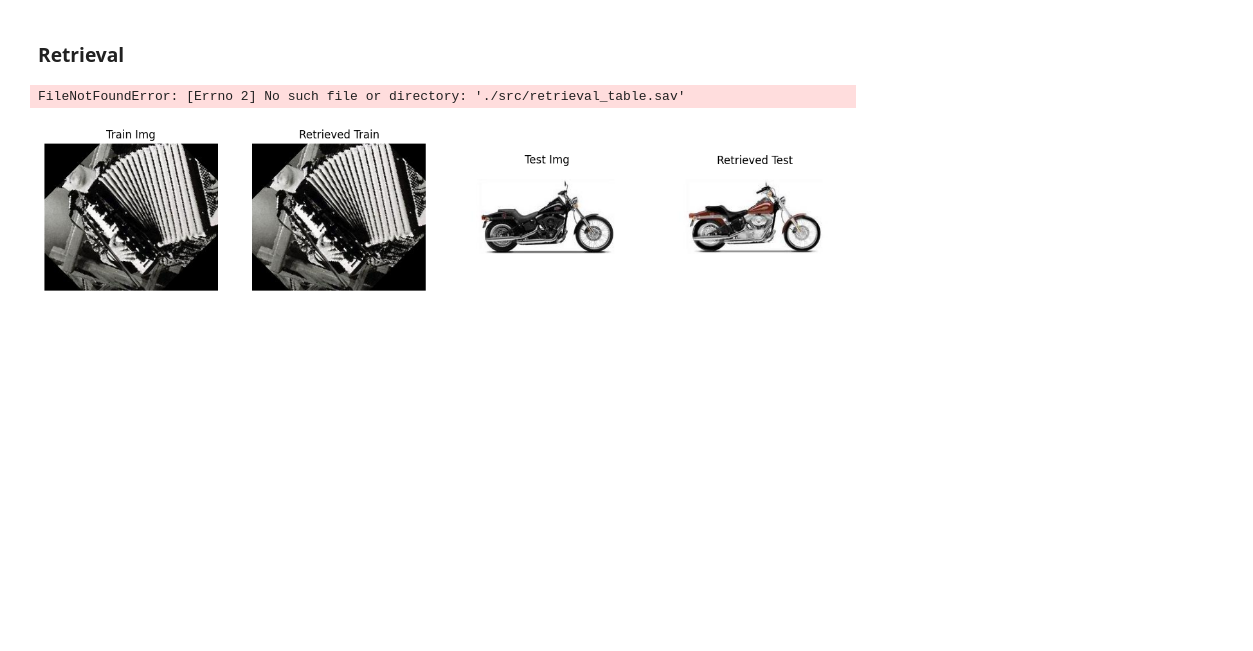
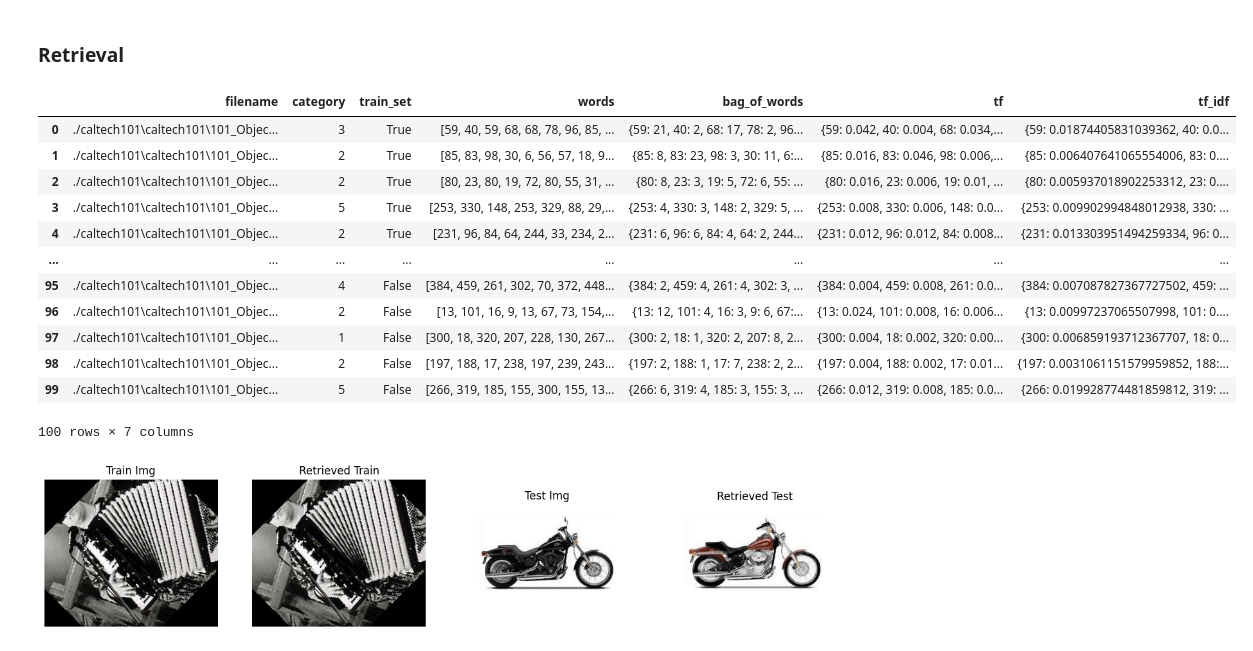
Before and after one commit to HouskaVojtech/image_filtering, a Jupyter notebook: assignment_4/assignment_4.ipynb, the cells around one changed output. Drawn from its saved outputs; the diff is of its cells as text; code cells hidden in the pictures; blank space fills up the shorter version.

```diff
--- a/assignment_4/assignment_4.ipynb
+++ b/assignment_4/assignment_4.ipynb
@@ -241,8 +259,24 @@ add_tf_idf(test_table)
 ### Retrieval
 # %%
 retrieval_table = pickle.load(open('./src/retrieval_table.sav', 'rb'))
+train_table = pickle.load(open('./src/train_table.sav', 'rb'))
+test_table = pickle.load(open('./src/test_table.sav', 'rb'))
+
+retrieval_table
 # %% [output]
+|  | filename | category | train_set | words | bag_of_words | tf | tf_idf |
+| 0 | ./caltech101\caltech101\101_Objec... | 3 | True | [59, 40, 59, 68, 68, 78, 96, 85, ... | {59: 21, 40: 2, 68: 17, 78: 2, 96... | {59: 0.042, 40: 0.004, 68: 0.034,... | {59: 0.01874405831039362, 40: 0.0... |
+| 1 | ./caltech101\caltech101\101_Objec... | 2 | True | [85, 83, 98, 30, 6, 56, 57, 18, 9... | {85: 8, 83: 23, 98: 3, 30: 11, 6:... | {85: 0.016, 83: 0.046, 98: 0.006,... | {85: 0.006407641065554006, 83: 0.... |
+| 2 | ./caltech101\caltech101\101_Objec... | 2 | True | [80, 23, 80, 19, 72, 80, 55, 31, ... | {80: 8, 23: 3, 19: 5, 72: 6, 55: ... | {80: 0.016, 23: 0.006, 19: 0.01, ... | {80: 0.005937018902253312, 23: 0.... |
+| 3 | ./caltech101\caltech101\101_Objec... | 5 | True | [253, 330, 148, 253, 329, 88, 29,... | {253: 4, 330: 3, 148: 2, 329: 5, ... | {253: 0.008, 330: 0.006, 148: 0.0... | {253: 0.009902994848012938, 330: ... |
+| 4 | ./caltech101\caltech101\101_Objec... | 2 | True | [231, 96, 84, 64, 244, 33, 234, 2... | {231: 6, 96: 6, 84: 4, 64: 2, 244... | {231: 0.012, 96: 0.012, 84: 0.008... | {231: 0.013303951494259334, 96: 0... |
+| ... | ... | ... | ... | ... | ... | ... | ... |
+| 95 | ./caltech101\caltech101\101_Objec... | 4 | False | [384, 459, 261, 302, 70, 372, 448... | {384: 2, 459: 4, 261: 4, 302: 3, ... | {384: 0.004, 459: 0.008, 261: 0.0... | {384: 0.007087827367727502, 459: ... |
+| 96 | ./caltech101\caltech101\101_Objec... | 2 | False | [13, 101, 16, 9, 13, 67, 73, 154,... | {13: 12, 101: 4, 16: 3, 9: 6, 67:... | {13: 0.024, 101: 0.008, 16: 0.006... | {13: 0.00997237065507998, 101: 0.... |
+| 97 | ./caltech101\caltech101\101_Objec... | 1 | False | [300, 18, 320, 207, 228, 130, 267... | {300: 2, 18: 1, 320: 2, 207: 8, 2... | {300: 0.004, 18: 0.002, 320: 0.00... | {300: 0.006859193712367707, 18: 0... |
+| 98 | ./caltech101\caltech101\101_Objec... | 2 | False | [197, 188, 17, 238, 197, 239, 243... | {197: 2, 188: 1, 17: 7, 238: 2, 2... | {197: 0.004, 188: 0.002, 17: 0.01... | {197: 0.0031061151579959852, 188:... |
+| 99 | ./caltech101\caltech101\101_Objec... | 5 | False | [266, 319, 185, 155, 300, 155, 13... | {266: 6, 319: 4, 185: 3, 155: 3, ... | {266: 0.012, 319: 0.008, 185: 0.0... | {266: 0.019928774481859812, 319: ... |
-FileNotFoundError: [Errno 2] No such file or directory: './src/retrieval_table.sav'
+100 rows × 7 columns
 # %%
 from dictances import bhattacharyya, cosine
 
```
Also changed, not shown: parts of 8 cells of this notebook, 7 other files.
